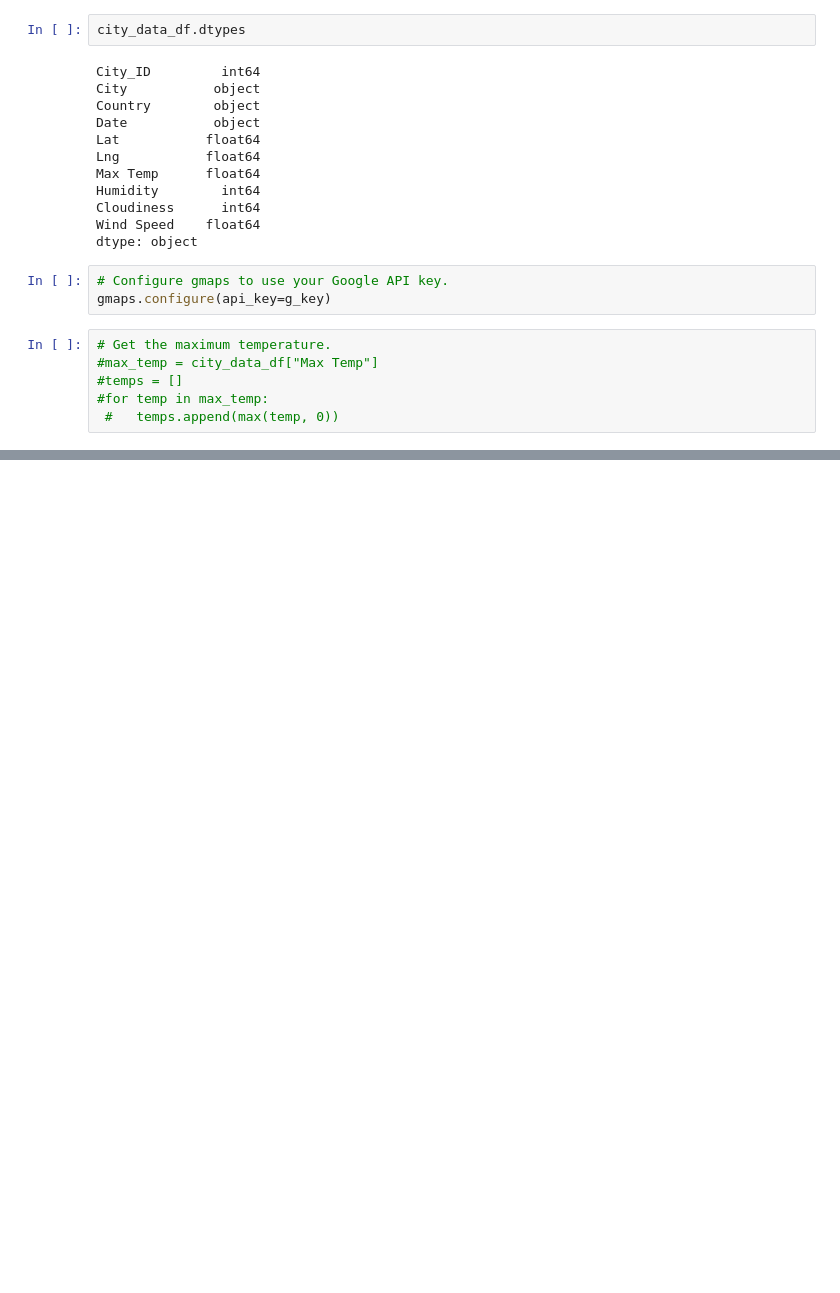
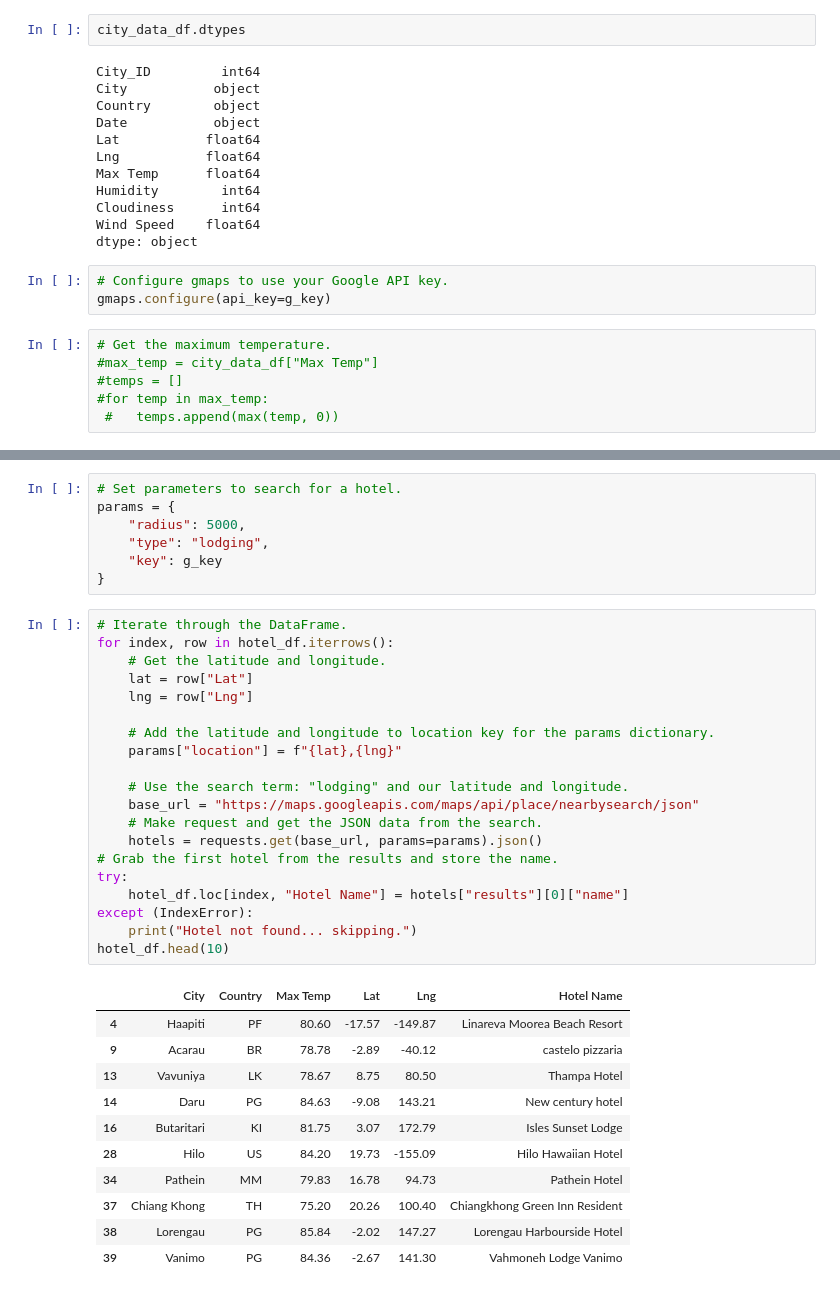
Before and after one commit to KatiuscaQ/World_Weather_Analysis, a Jupyter notebook: VacationPy.ipynb, the cells around one changed output, grey strips where cells are left out. Cells and saved outputs as stored; diff of their text form; blank space fills up the shorter version.

```diff
--- a/VacationPy.ipynb
+++ b/VacationPy.ipynb
@@ -97,0 +177,39 @@ max_temp = float(input("What is the maximum temperature you would like for your
+# %%
+# Set parameters to search for a hotel.
+params = {
+    "radius": 5000,
+    "type": "lodging",
+    "key": g_key
+}
+# %%
+# Iterate through the DataFrame.
+for index, row in hotel_df.iterrows():
+    # Get the latitude and longitude.
+    lat = row["Lat"]
+    lng = row["Lng"]
+
+    # Add the latitude and longitude to location key for the params dictionary.
+    params["location"] = f"{lat},{lng}"
+
+    # Use the search term: "lodging" and our latitude and longitude.
+    base_url = "https://maps.googleapis.com/maps/api/place/nearbysearch/json"
+    # Make request and get the JSON data from the search.
+    hotels = requests.get(base_url, params=params).json()
+# Grab the first hotel from the results and store the name.
+try:
+    hotel_df.loc[index, "Hotel Name"] = hotels["results"][0]["name"]
+except (IndexError):
+    print("Hotel not found... skipping.")
+hotel_df.head(10)
+# %% [output]
+|  | City | Country | Max Temp | Lat | Lng | Hotel Name |
+| 4 | Haapiti | PF | 80.60 | -17.57 | -149.87 | Linareva Moorea Beach Resort |
+| 9 | Acarau | BR | 78.78 | -2.89 | -40.12 | castelo pizzaria |
+| 13 | Vavuniya | LK | 78.67 | 8.75 | 80.50 | Thampa Hotel |
+| 14 | Daru | PG | 84.63 | -9.08 | 143.21 | New century hotel |
+| 16 | Butaritari | KI | 81.75 | 3.07 | 172.79 | Isles Sunset Lodge |
+| 28 | Hilo | US | 84.20 | 19.73 | -155.09 | Hilo Hawaiian Hotel |
+| 34 | Pathein | MM | 79.83 | 16.78 | 94.73 | Pathein Hotel |
+| 37 | Chiang Khong | TH | 75.20 | 20.26 | 100.40 | Chiangkhong Green Inn Resident |
+| 38 | Lorengau | PG | 85.84 | -2.02 | 147.27 | Lorengau Harbourside Hotel |
+| 39 | Vanimo | PG | 84.36 | -2.67 | 141.30 | Vahmoneh Lodge Vanimo |
```
Also changed, not shown: parts of 9 cells of this notebook, 2 other files.
